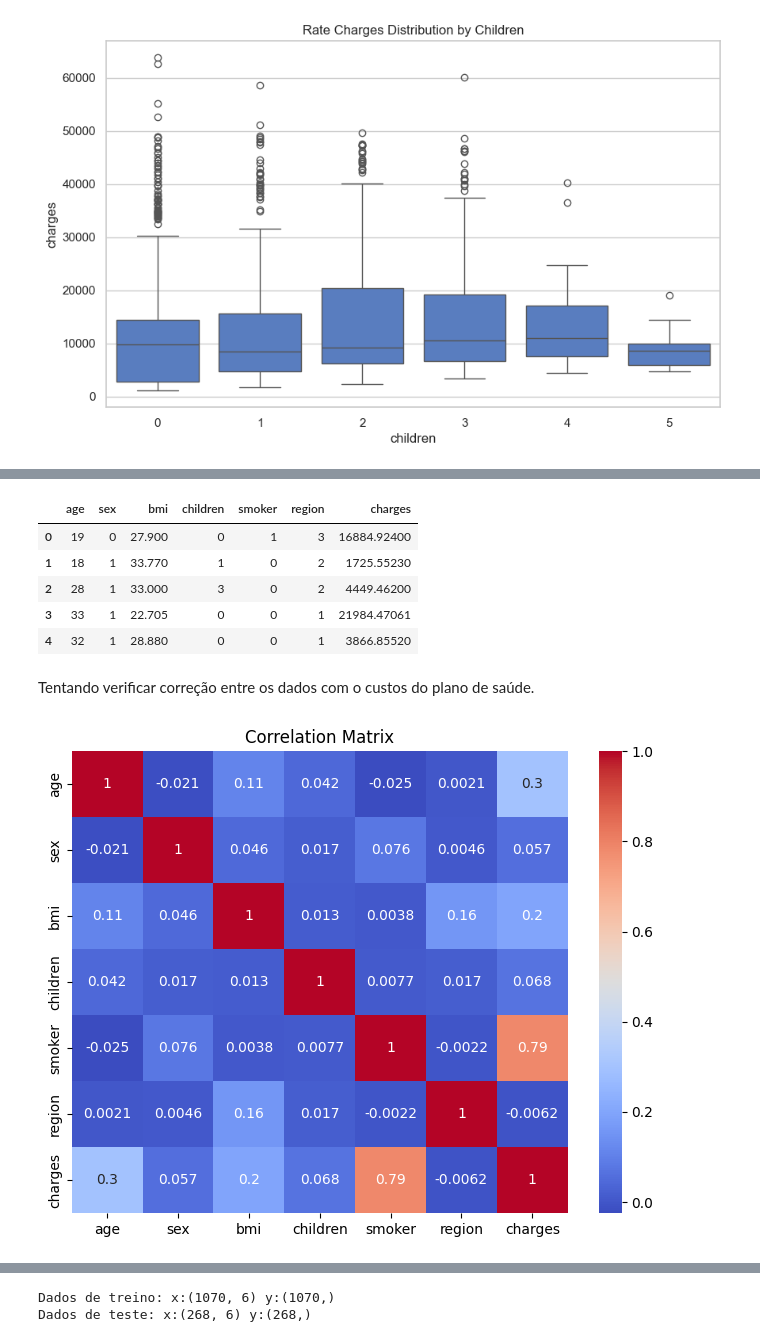
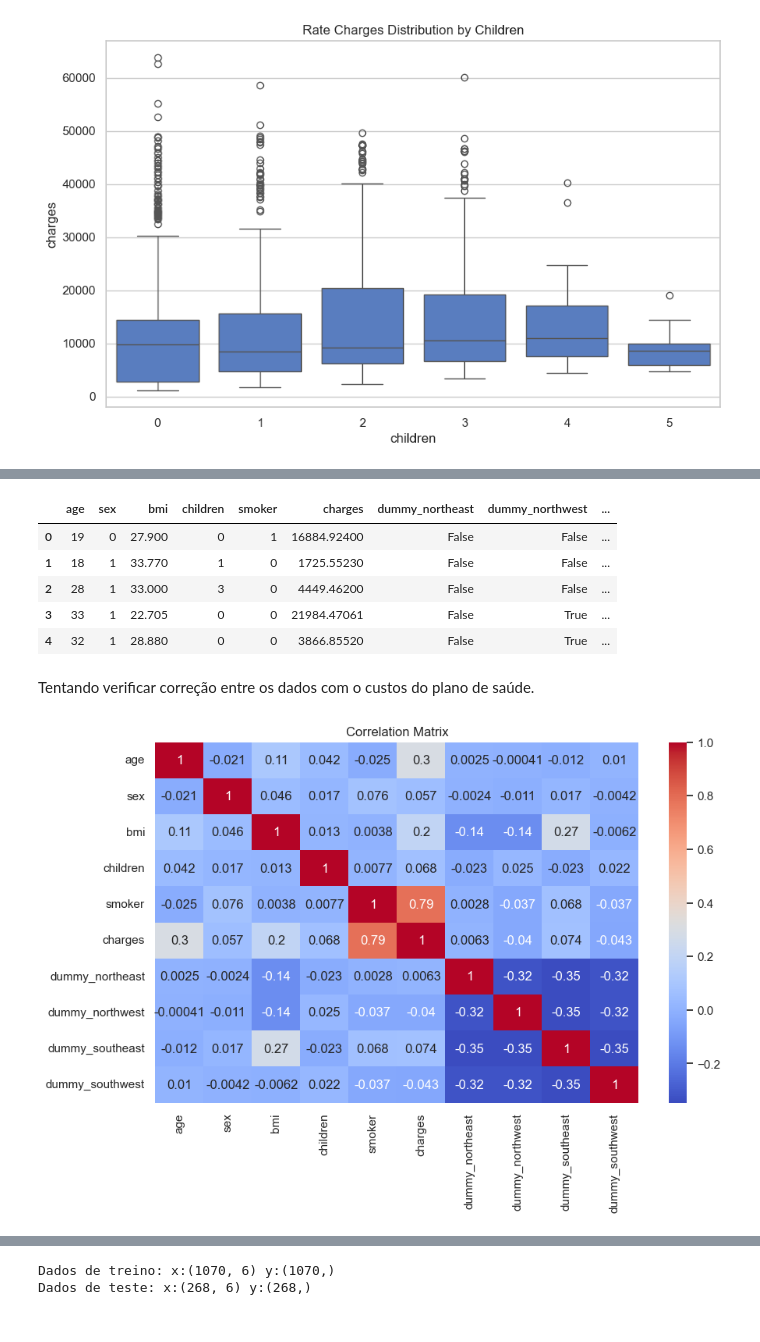
Before and after one commit to lucasrarruda/AI4DEV, a Jupyter notebook: Phase1/ML_Challenge/InsuranceValuePrediction.ipynb, the cells around one changed output, grey strips where cells are left out. Cells and saved outputs as stored; diff of their text form; code cells hidden in the pictures.

```diff
--- a/Phase1/ML_Challenge/InsuranceValuePrediction.ipynb
+++ b/Phase1/ML_Challenge/InsuranceValuePrediction.ipynb
@@ -114,28 +131,30 @@ Percebi que não há dados faltantes, mas é necessário formartar os dados da r
 # %%
 from sklearn import preprocessing
 label_encoder = preprocessing.LabelEncoder()
-dataset['sex'] = label_encoder.fit_transform(dataset['sex'])
-dataset['smoker'] = label_encoder.fit_transform(dataset['smoker'])
-dataset['region'] = label_encoder.fit_transform(dataset['region'])
 
-dataset.head()
+dataset_coded = dataset.copy()
+dataset_coded['sex'] = label_encoder.fit_transform(dataset_coded['sex'])
+dataset_coded['smoker'] = label_encoder.fit_transform(dataset_coded['smoker'])
+
+dummy_region = pd.get_dummies(dataset_coded['region'], prefix='dummy')
+dataset_coded = pd.concat([dataset_coded, dummy_region], axis=1)
+dataset_coded.drop("region", axis=1, inplace=True)
+
+dataset_coded.head()
 # %% [output]
-|  | age | sex | bmi | children | smoker | region | charges |
-| 0 | 19 | 0 | 27.900 | 0 | 1 | 3 | 16884.92400 |
-| 1 | 18 | 1 | 33.770 | 1 | 0 | 2 | 1725.55230 |
-| 2 | 28 | 1 | 33.000 | 3 | 0 | 2 | 4449.46200 |
-| 3 | 33 | 1 | 22.705 | 0 | 0 | 1 | 21984.47061 |
-| 4 | 32 | 1 | 28.880 | 0 | 0 | 1 | 3866.85520 |
+|  | age | sex | bmi | children | smoker | charges | dummy_northeast | dummy_northwest | ... |
+| 0 | 19 | 0 | 27.900 | 0 | 1 | 16884.92400 | False | False | ... |
+| 1 | 18 | 1 | 33.770 | 1 | 0 | 1725.55230 | False | False | ... |
+| 2 | 28 | 1 | 33.000 | 3 | 0 | 4449.46200 | False | False | ... |
+| 3 | 33 | 1 | 22.705 | 0 | 0 | 21984.47061 | False | True | ... |
+| 4 | 32 | 1 | 28.880 | 0 | 0 | 3866.85520 | False | True | ... |
 # %% [markdown]
 Tentando verificar correção entre os dados com o custos do plano de saúde.
 # %%
-import matplotlib.pyplot as plt
-import seaborn as sns
-
-corr_matrix = dataset.corr()
-plt.figure(figsize=(8, 6))
-sns.heatmap(corr_matrix, annot=True, cmap='coolwarm')
+corr_matrix = dataset_coded.corr()
+plt.figure(figsize=(10, 6))
+sb.heatmap(corr_matrix, annot=True, cmap='coolwarm')
 plt.title('Correlation Matrix')
 plt.show()
 # %% [output]
-[figure, old version]
+[figure, new version]
```
Also changed, not shown: parts of 11 cells of this notebook.
